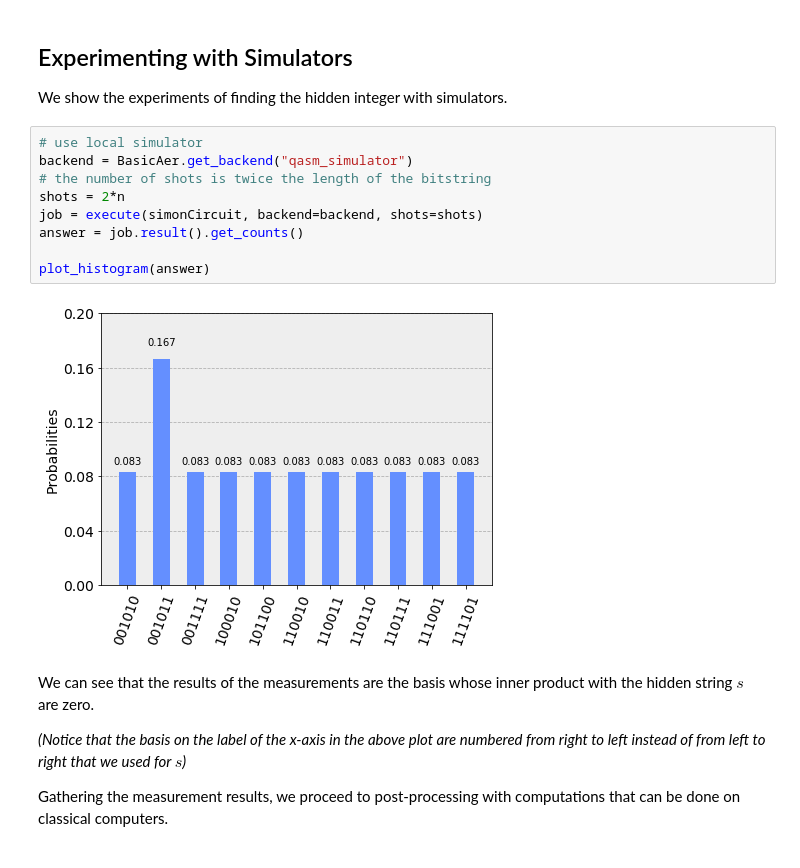
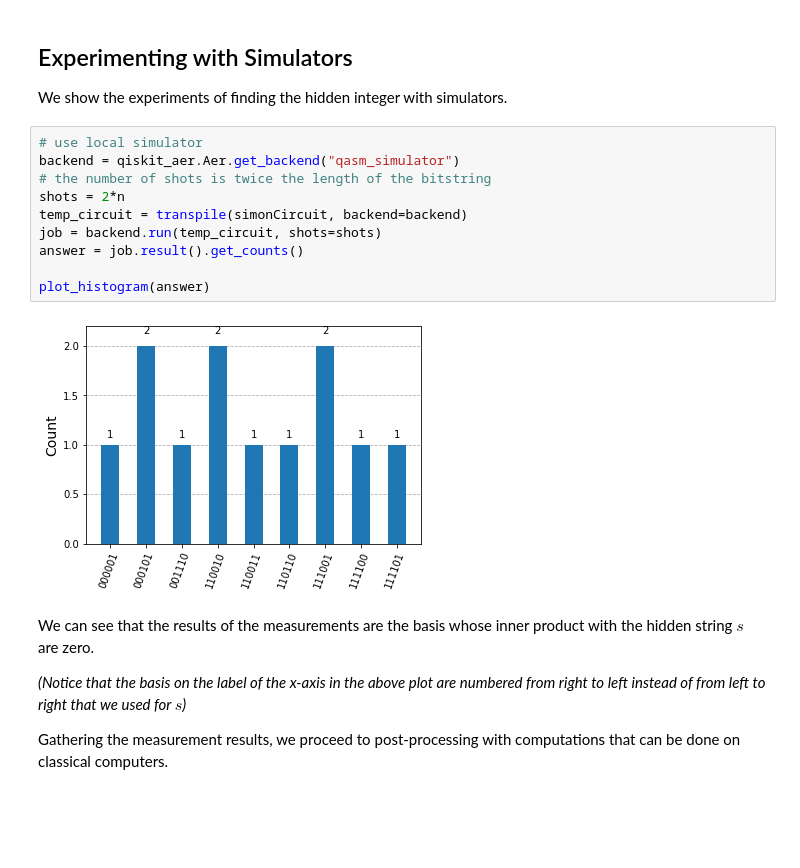
Before and after one commit to qiskit-community/qiskit-community-tutorials, a Jupyter notebook: algorithms/simon_algorithm.ipynb, the cells around one changed output. Cells and saved outputs as stored; diff of their text form; blank space fills up the shorter version.

```diff
--- a/algorithms/simon_algorithm.ipynb
+++ b/algorithms/simon_algorithm.ipynb
@@ -202,15 +200,16 @@ simonCircuit.draw(output='mpl')
 We show the experiments of finding the hidden integer with simulators.
 # %%
 # use local simulator
-backend = BasicAer.get_backend("qasm_simulator")
+backend = qiskit_aer.Aer.get_backend("qasm_simulator")
 # the number of shots is twice the length of the bitstring
 shots = 2*n
-job = execute(simonCircuit, backend=backend, shots=shots)
+temp_circuit = transpile(simonCircuit, backend=backend)
+job = backend.run(temp_circuit, shots=shots)
 answer = job.result().get_counts()
 
 plot_histogram(answer)
 # %% [output]
-[figure, old version]
+[figure, new version]
 # %% [markdown]
 We can see that the results of the measurements are the basis whose inner product with the hidden string $s$ are zero.
 
```
Also changed, not shown: parts of 10 cells of this notebook.
